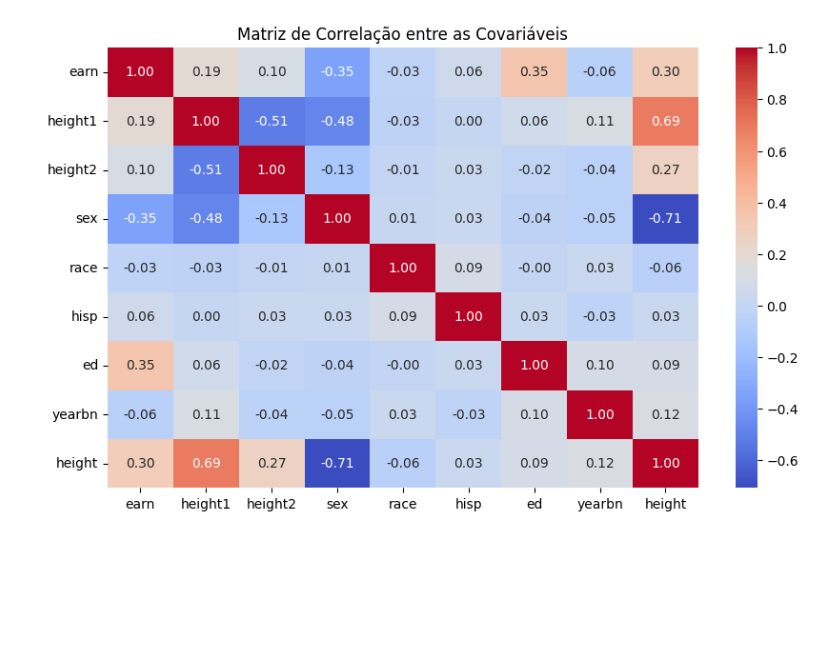
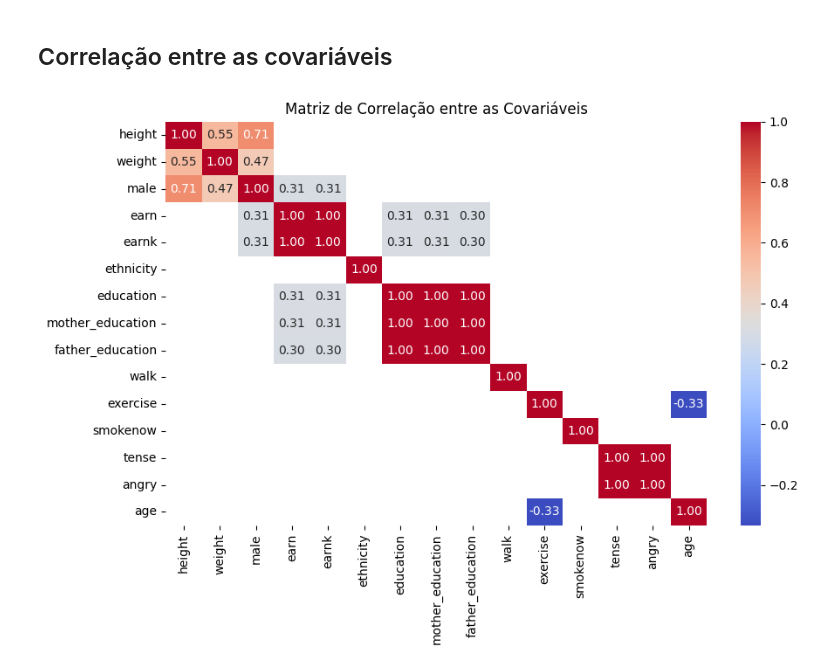
Before and after one commit to Breno-Azevedo/Statistical_Modeling, a Jupyter notebook: src/data_processing/eda.ipynb, the cells around one changed output. Drawn from its saved outputs; the diff is of its cells as text; code cells hidden in the pictures; blank space fills up the shorter version.

Commit message:
chore: exploratory data analysis

```diff
--- a/src/data_processing/eda.ipynb
+++ b/src/data_processing/eda.ipynb
@@ -7,5 +9,6 @@ import pyreadstat
 # %%
-data, _ = pyreadstat.read_dta("../../data/earnings/heights.dta")
+#data, _ = pyreadstat.read_dta("../../data/earnings/heights.dta")
+data = pd.read_csv("../../data/earnings.csv")
 # %%
 data.head()
 # %% [output]
@@ -41,3 +41,5 @@ memory usage: 142.8+ KB
+# %%
+data = data.dropna(subset=["education"])
 # %%
 data.describe()
 # %% [output]
@@ -83,8 +163,24 @@ plt.show()
+# %% [markdown]
+## Correlação entre as covariáveis
+# %%
+# Criando um dicionário para mapear os valores de etnia
+mapa_etnia = {
+    "White": 1,
+    "Black": 2,
+    "Hispanic": 3,
+    "Other": 40
+}
+
+# Usando .loc para garantir que a modificação é feita no DataFrame original
+data.loc[:, "ethnicity"] = data["ethnicity"].map(mapa_etnia)
 # %%
-# Plot the correlations among the variables
 fig = plt.figure(figsize=(10, 6))
-sns.heatmap(data.corr(), annot=True, cmap="coolwarm", fmt=".2f")
+
+sns.heatmap(data.corr()[(data.corr() > 0.3) | (data.corr() < -0.3)], annot=True, cmap="coolwarm", fmt=".2f")
 plt.title("Matriz de Correlação entre as Covariáveis")
+
+plt.savefig("../../images/eda/correlation_matrix.png")
+
 plt.show()
 # %% [output]
-[figure, old version]
+[figure, new version]
```
Also changed, not shown: parts of 17 cells of this notebook.
